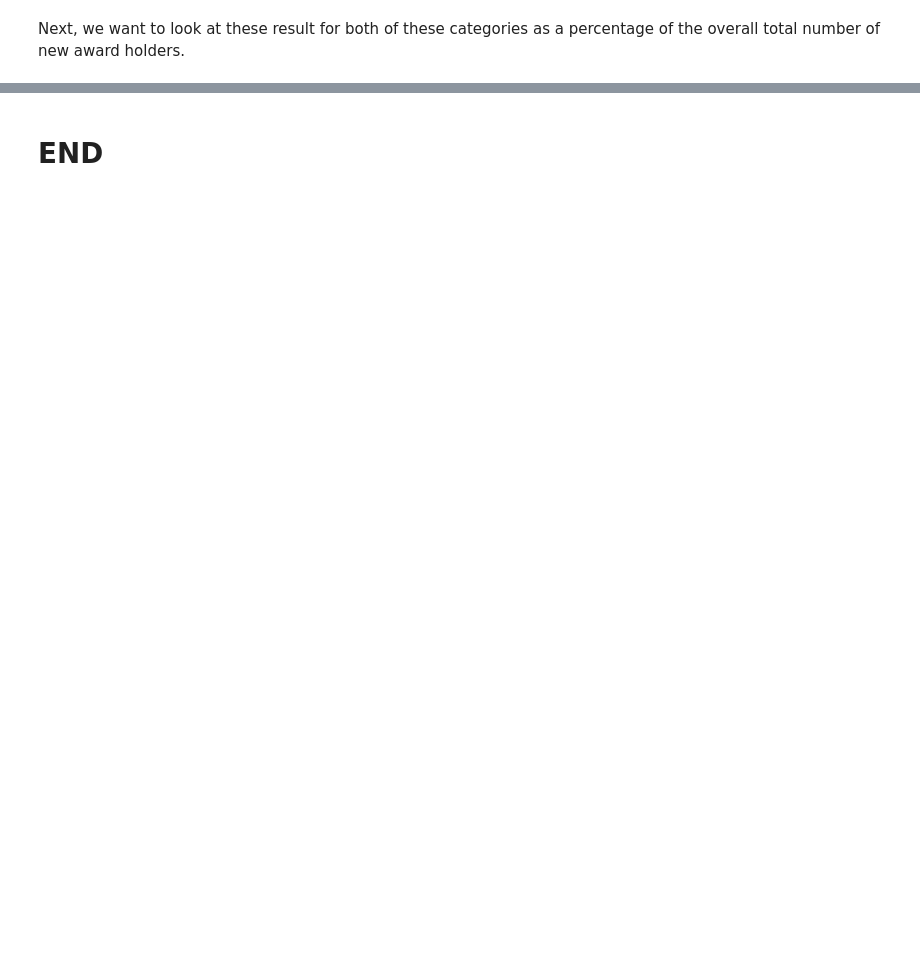
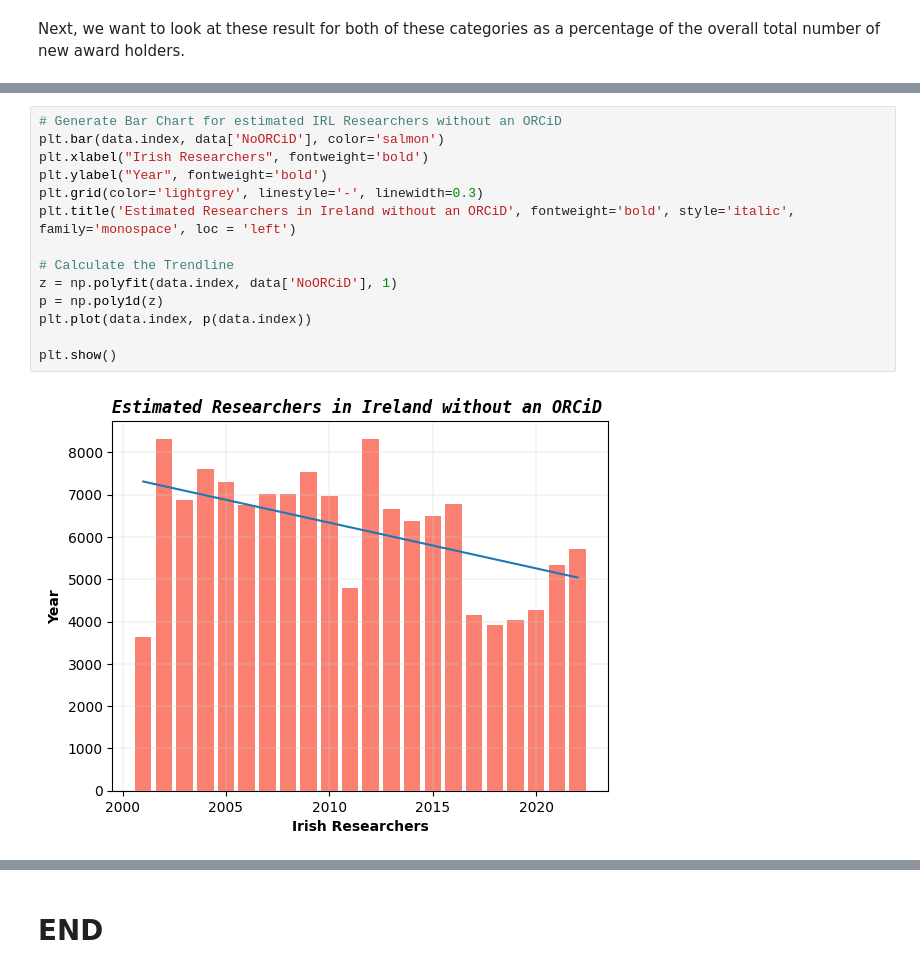
Before and after one commit to NeilTynan/4369_Project, a Jupyter notebook: project.ipynb, the cells around one changed output, grey strips where cells are left out. Cells and saved outputs as stored; diff of their text form; blank space fills up the shorter version.

```diff
--- a/project.ipynb
+++ b/project.ipynb
@@ -216,0 +269,16 @@ plt.show()
+# %%
+# Generate Bar Chart for estimated IRL Researchers without an ORCiD
+plt.bar(data.index, data['NoORCiD'], color='salmon')
+plt.xlabel("Irish Researchers", fontweight='bold')
+plt.ylabel("Year", fontweight='bold')
+plt.grid(color='lightgrey', linestyle='-', linewidth=0.3)
+plt.title('Estimated Researchers in Ireland without an ORCiD', fontweight='bold', style='italic', family='monospace', loc = 'left')
+
+# Calculate the Trendline
+z = np.polyfit(data.index, data['NoORCiD'], 1)
+p = np.poly1d(z)
+plt.plot(data.index, p(data.index))
+
+plt.show()
+# %% [output]
+[figure, added]
```
Also changed, not shown: parts of 12 cells of this notebook.
